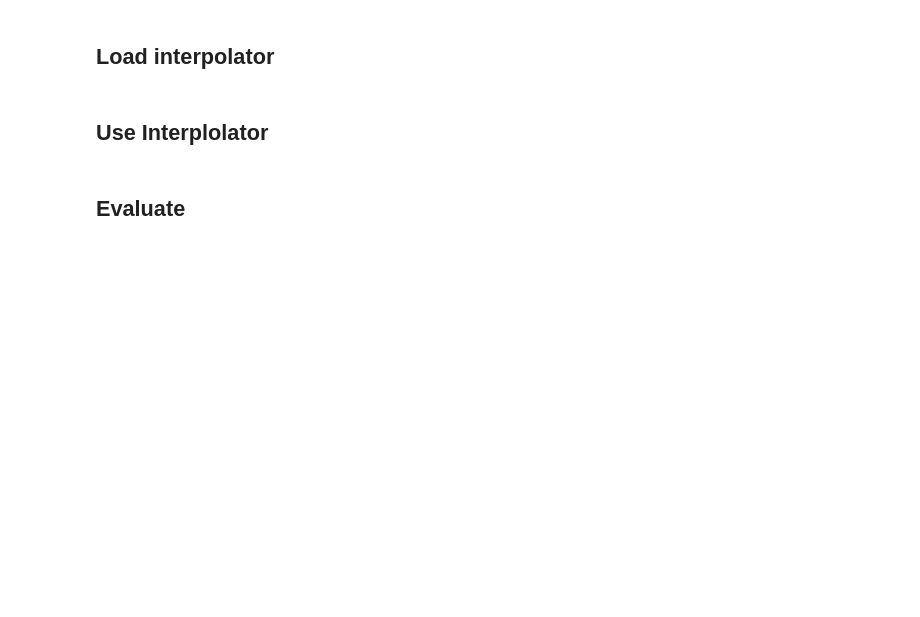
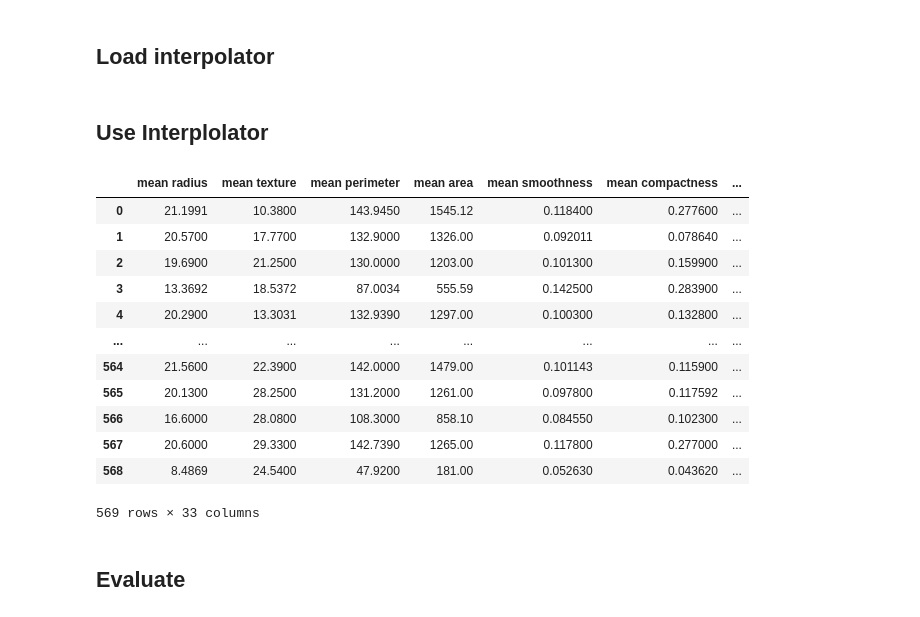
Before and after one commit to Katerunner/Interpolator, a Jupyter notebook: example_usage.ipynb, the cells around one changed output. Cells and saved outputs as stored; diff of their text form; code cells hidden in the pictures; blank space fills up the shorter version.

```diff
--- a/example_usage.ipynb
+++ b/example_usage.ipynb
@@ -69,7 +69,23 @@ ip_model = Interpolator(model=RandomForestRegressor(), normalize=True, normalize
 # %% [markdown]
 ## Use Interplolator
 # %%
-df_result = ip_model_n.fill_na(df.copy())
+df_result = ip_model.fill_na(df.copy())
+# %%
+df_result
+# %% [output]
+|  | mean radius | mean texture | mean perimeter | mean area | mean smoothness | mean compactness | ... |
+| 0 | 21.1991 | 10.3800 | 143.9450 | 1545.12 | 0.118400 | 0.277600 | ... |
+| 1 | 20.5700 | 17.7700 | 132.9000 | 1326.00 | 0.092011 | 0.078640 | ... |
+| 2 | 19.6900 | 21.2500 | 130.0000 | 1203.00 | 0.101300 | 0.159900 | ... |
+| 3 | 13.3692 | 18.5372 | 87.0034 | 555.59 | 0.142500 | 0.283900 | ... |
+| 4 | 20.2900 | 13.3031 | 132.9390 | 1297.00 | 0.100300 | 0.132800 | ... |
+| ... | ... | ... | ... | ... | ... | ... | ... |
+| 564 | 21.5600 | 22.3900 | 142.0000 | 1479.00 | 0.101143 | 0.115900 | ... |
+| 565 | 20.1300 | 28.2500 | 131.2000 | 1261.00 | 0.097800 | 0.117592 | ... |
+| 566 | 16.6000 | 28.0800 | 108.3000 | 858.10 | 0.084550 | 0.102300 | ... |
+| 567 | 20.6000 | 29.3300 | 142.7390 | 1265.00 | 0.117800 | 0.277000 | ... |
+| 568 | 8.4869 | 24.5400 | 47.9200 | 181.00 | 0.052630 | 0.043620 | ... |
+569 rows × 33 columns
 # %% [markdown]
 ## Evaluate
 # %%
```
Also changed, not shown: parts of 2 cells of this notebook, 5 other files.
